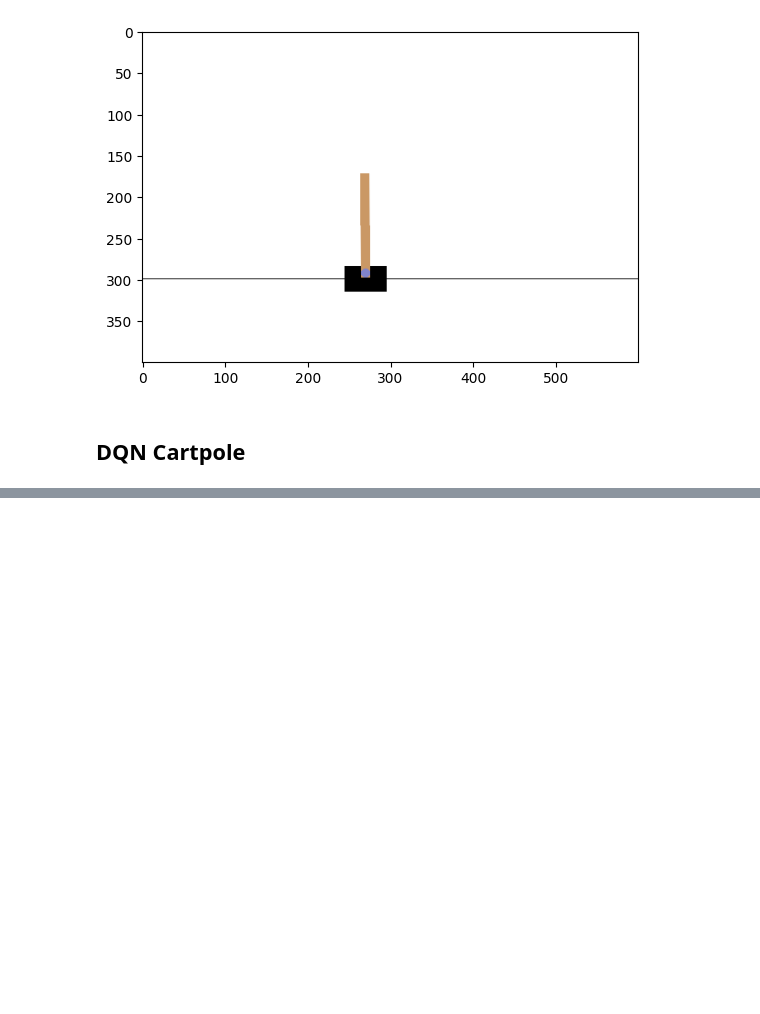
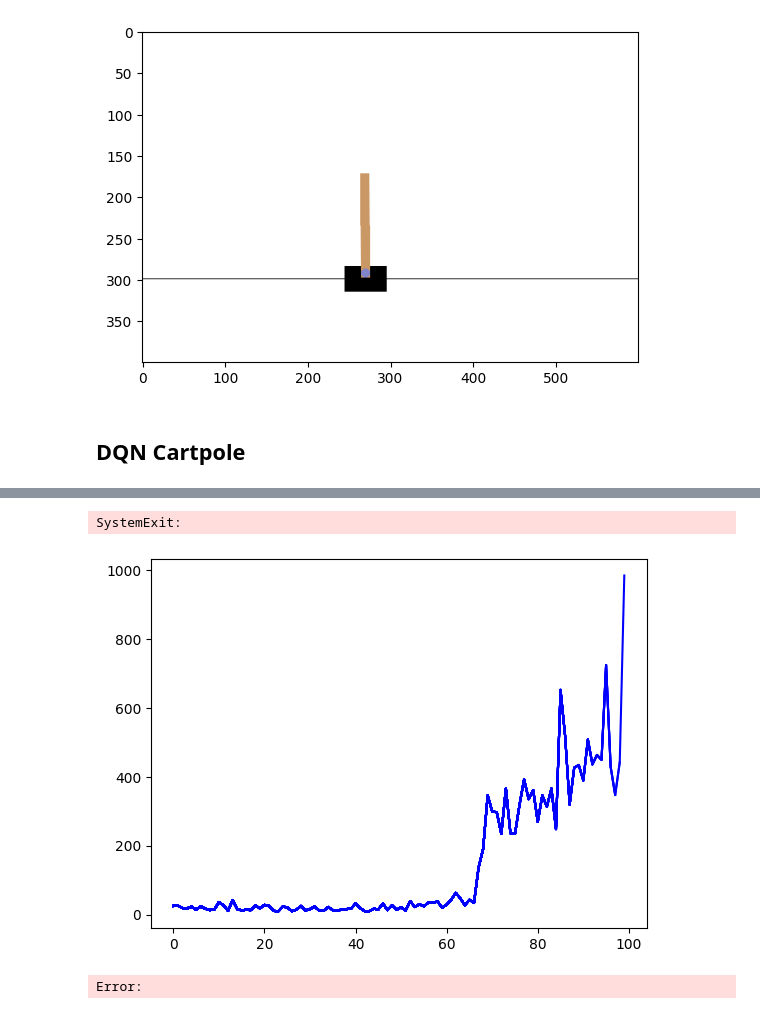
Before and after one commit to Jun-yong-lee/CartPole, a Jupyter notebook: cartpole.ipynb, the cells around one changed output, grey strips where cells are left out. Cells and saved outputs as stored; diff of their text form; code cells hidden in the pictures; blank space fills up the shorter version.

Commit message:
Add | DQN Cartpole

```diff
--- a/cartpole.ipynb
+++ b/cartpole.ipynb
@@ -307,7 +336,8 @@ env = gym.make('CartPole-v1', render_mode='rgb_array')
 for i in range(100):
 
     state = env.reset()
-    state = np.reshape(state, [1, 4])
+    state = np.reshape(state[0], [1, 4])
+
     eps = 1 / (i / 50 + 10)
 
     # 200 timesteps
@@ -320,7 +350,8 @@ for i in range(100):
             predict = model.predict(state)
             action = np.argmax(predict)
 
-        next_state, reward, done, _ = env.step(action)
+        next_state, reward, done, _, _ = env.step(action)
+
         next_state = np.reshape(next_state, [1, 4])
 
         memory.append((state, action, reward, next_state, done))
@@ -347,0 +402,12 @@ print(score)
+# %%
+import sys
+import gymnasium as gym
+import pylab
+import random
+import numpy as np
+from collections import deque
+from tensorflow.keras.layers import Dense
+from tensorflow.keras.optimizers import Adam
+from tensorflow.keras.models import Sequential
+
+EPISODES = 300
@@ -347,0 +513,58 @@ print(score)
+# %%
+if __name__ == "__main__":
+    # CartPole-v1 환경, 최대 타임스텝 수가 500
+    env = gym.make('CartPole-v1', render_mode='human')
+    state_size = env.observation_space.shape[0]
+    action_size = env.action_space.n
+
+    # DQN 에이전트 생성
+    agent = DQNAgent(state_size, action_size)
+
+    scores, episodes = [], []
+
+    for e in range(EPISODES):
+        done = False
+        score = 0
+        # env 초기화
+        state = env.reset()
+        state = np.reshape(state[0], [1, state_size])
+
+        while not done:
+            if agent.render:
+                env.render()
+
+            # 현재 상태로 행동을 선택
+            action = agent.get_action(state)
+            # 선택한 행동으로 환경에서 한 타임스텝 진행
+            next_state, reward, done, truncated,info = env.step(action)
+            next_state = np.reshape(next_state, [1, state_size])
+            # 에피소드가 중간에 끝나면 -100 보상
+            reward = reward if not done or score == 499 else -100
+
+            # 리플레이 메모리에 샘플 <s, a, r, s'> 저장
+            agent.append_sample(state, action, reward, next_state, done)
+            # 매 타임스텝마다 학습
+            if len(agent.memory) >= agent.train_start:
+                agent.train_model()
+
+            score += reward
+            state = next_state
+
+            if done:
+                # 각 에피소드마다 타깃 모델을 모델의 가중치로 업데이트
+                agent.update_target_model()
+
+                score = score if score == 500 else score + 100
+                # 에피소드마다 학습 결과 출력
+                scores.append(score)
+                episodes.append(e)
+                pylab.plot(episodes, scores, 'b')
+                pylab.savefig("./save_graph/cartpole_dqn.png")
+                print("episode:", e, "  score:", score, "  memory length:",
+                      len(agent.memory), "  epsilon:", agent.epsilon)
+
+                # 이전 10개 에피소드의 점수 평균이 490보다 크면 학습 중단
+                if np.mean(scores[-min(10, len(scores)):]) > 490:
+                    agent.model.save_weights("./save_model/cartpole_dqn.h5")
+                    sys.exit()
+# %% [output]
@@ -347,0 +626,3 @@ print(score)
+SystemExit:
+[figure, added]
+Error:
```
Also changed, not shown: parts of 9 cells of this notebook, 3 other files.
